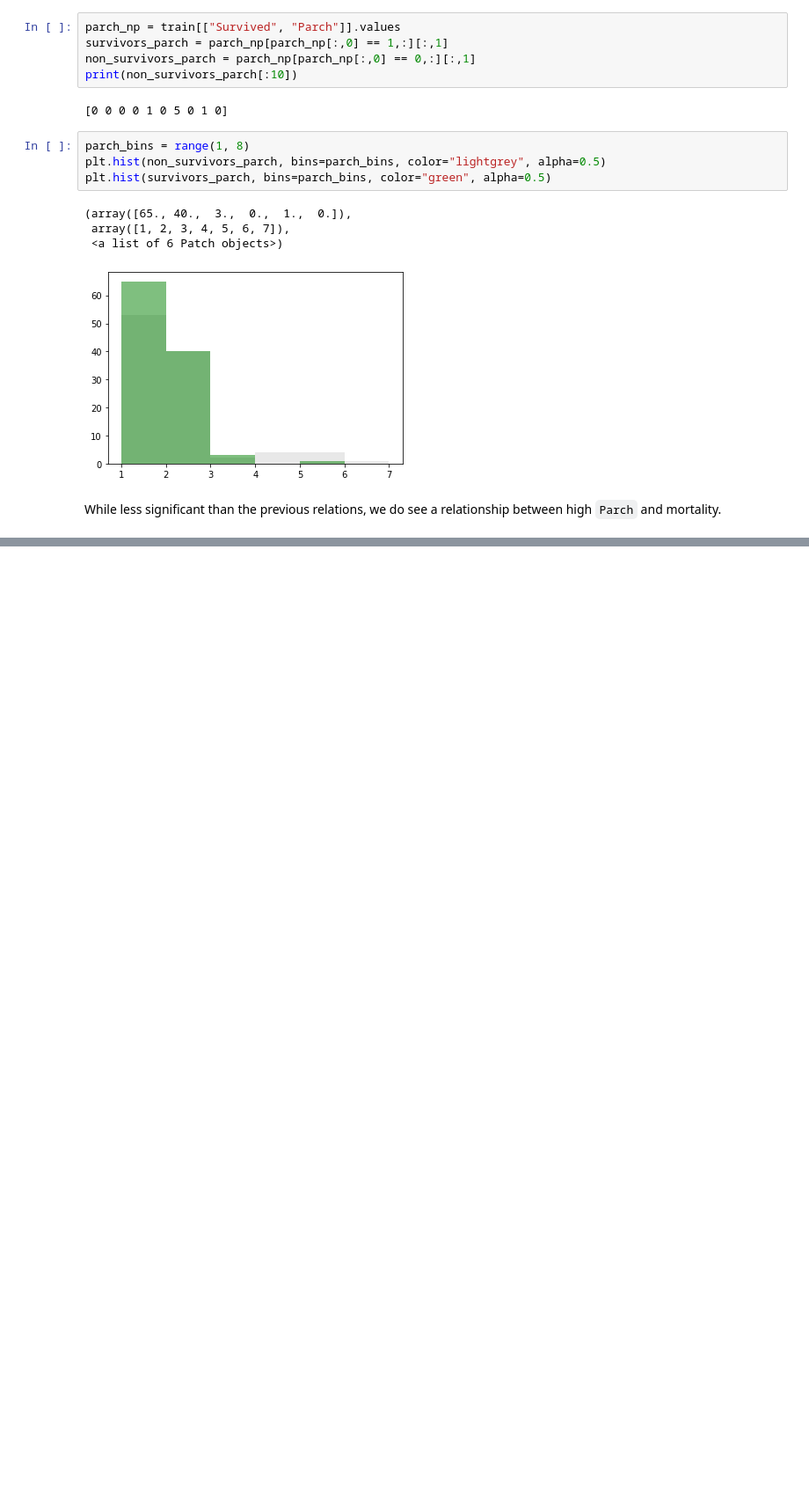
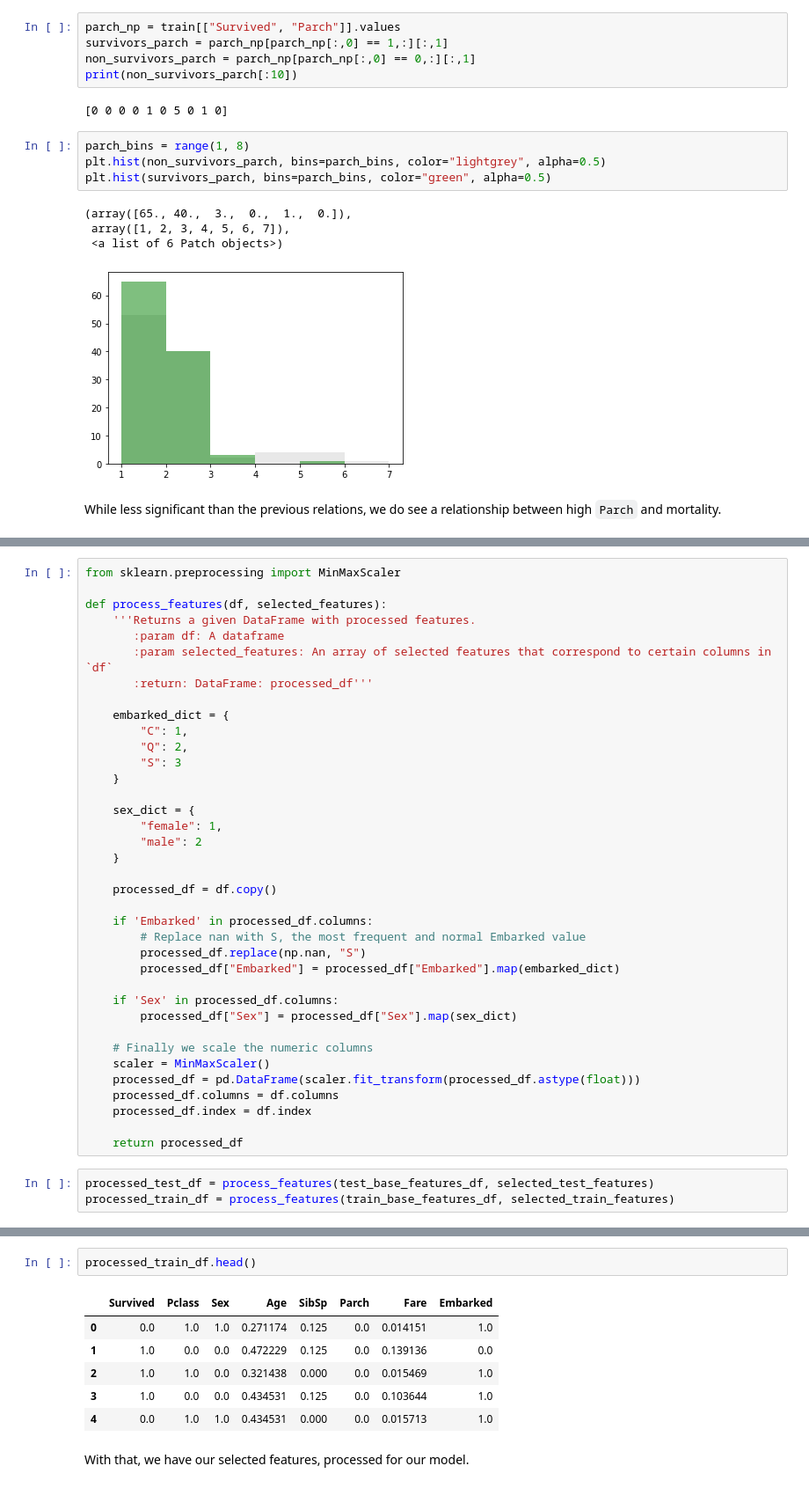
Before and after one commit to typekev/kaggle-titanic, a Jupyter notebook: Kaggle Titanic.ipynb, the cells around one changed output, grey strips where cells are left out. Shown: that part at 88% size. Drawn from its saved outputs; the diff is of its cells as text; blank space fills up the shorter version.

```diff
--- a/Kaggle Titanic.ipynb
+++ b/Kaggle Titanic.ipynb
@@ -168,0 +281,40 @@ While less significant than the previous relations, we do see a relationship bet
+# %%
+from sklearn.preprocessing import MinMaxScaler
+
+def process_features(df, selected_features):
+    '''Returns a given DataFrame with processed features.
+       :param df: A dataframe
+       :param selected_features: An array of selected features that correspond to certain columns in `df`
+       :return: DataFrame: processed_df'''
+
+    embarked_dict = {
+        "C": 1,
+        "Q": 2,
+        "S": 3
+    }
+
+    sex_dict = {
+        "female": 1,
+        "male": 2
+    }
+
+    processed_df = df.copy()
+
+    if 'Embarked' in processed_df.columns:
+        # Replace nan with S, the most frequent and normal Embarked value
+        processed_df.replace(np.nan, "S")
+        processed_df["Embarked"] = processed_df["Embarked"].map(embarked_dict)
+
+    if 'Sex' in processed_df.columns:
+        processed_df["Sex"] = processed_df["Sex"].map(sex_dict)
+
+    # Finally we scale the numeric columns
+    scaler = MinMaxScaler()
+    processed_df = pd.DataFrame(scaler.fit_transform(processed_df.astype(float)))
+    processed_df.columns = df.columns
+    processed_df.index = df.index
+
+    return processed_df
+# %%
+processed_test_df = process_features(test_base_features_df, selected_test_features)
+processed_train_df = process_features(train_base_features_df, selected_train_features)
@@ -168,0 +330,11 @@ While less significant than the previous relations, we do see a relationship bet
+# %%
+processed_train_df.head()
+# %% [output]
+|  | Survived | Pclass | Sex | Age | SibSp | Parch | Fare | Embarked |
+| 0 | 0.0 | 1.0 | 1.0 | 0.271174 | 0.125 | 0.0 | 0.014151 | 1.0 |
+| 1 | 1.0 | 0.0 | 0.0 | 0.472229 | 0.125 | 0.0 | 0.139136 | 0.0 |
+| 2 | 1.0 | 1.0 | 0.0 | 0.321438 | 0.000 | 0.0 | 0.015469 | 1.0 |
+| 3 | 1.0 | 0.0 | 0.0 | 0.434531 | 0.125 | 0.0 | 0.103644 | 1.0 |
+| 4 | 0.0 | 1.0 | 1.0 | 0.434531 | 0.000 | 0.0 | 0.015713 | 1.0 |
+# %% [markdown]
+With that, we have our selected features, processed for our model.
```
Also changed, not shown: parts of 17 cells of this notebook.
